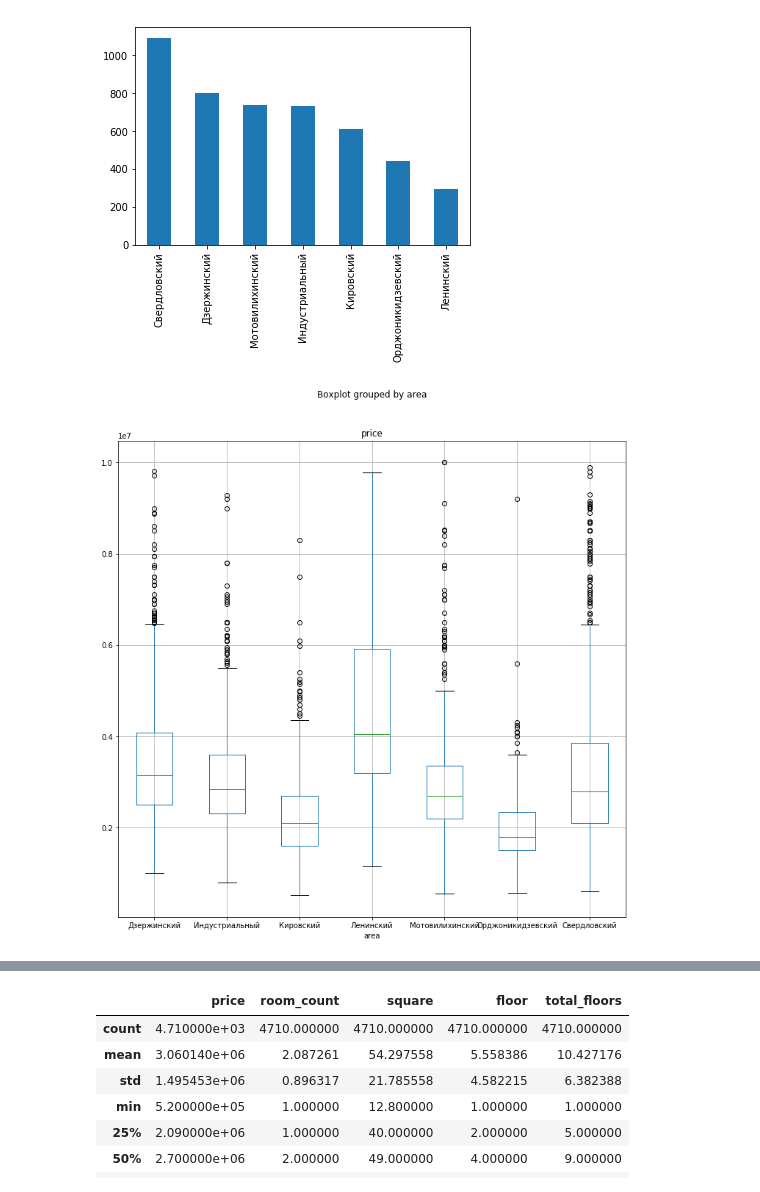
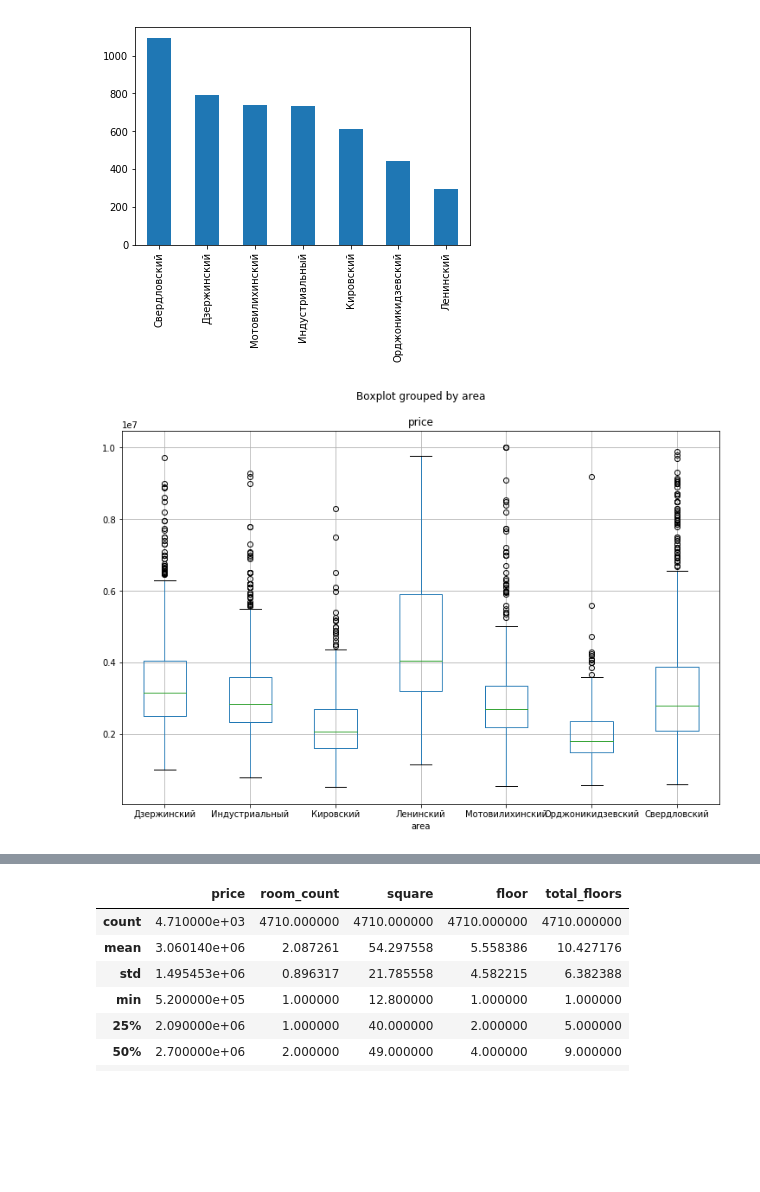
Before and after one commit to kerby05/test_task, a Jupyter notebook: final_task.ipynb, the cells around one changed output, grey strips where cells are left out. Cells and saved outputs as stored; diff of their text form; code cells hidden in the pictures; blank space fills up the shorter version.

```diff
--- a/final_task.ipynb
+++ b/final_task.ipynb
@@ -220,8 +232,8 @@ df['area'].value_counts().plot(kind='bar')
 <matplotlib.axes._subplots.AxesSubplot at 0x...>
 [figure]
 # %%
-df.boxplot(column='price',  by='area', figsize=(12,12))
+df.boxplot(column='price',  by='area', figsize=(12,8))
 plt.show()
 # %% [output]
-[figure, old version]
+[figure, new version]
 # %%
```
Also changed, not shown: parts of 30 cells of this notebook, 1 other file.
